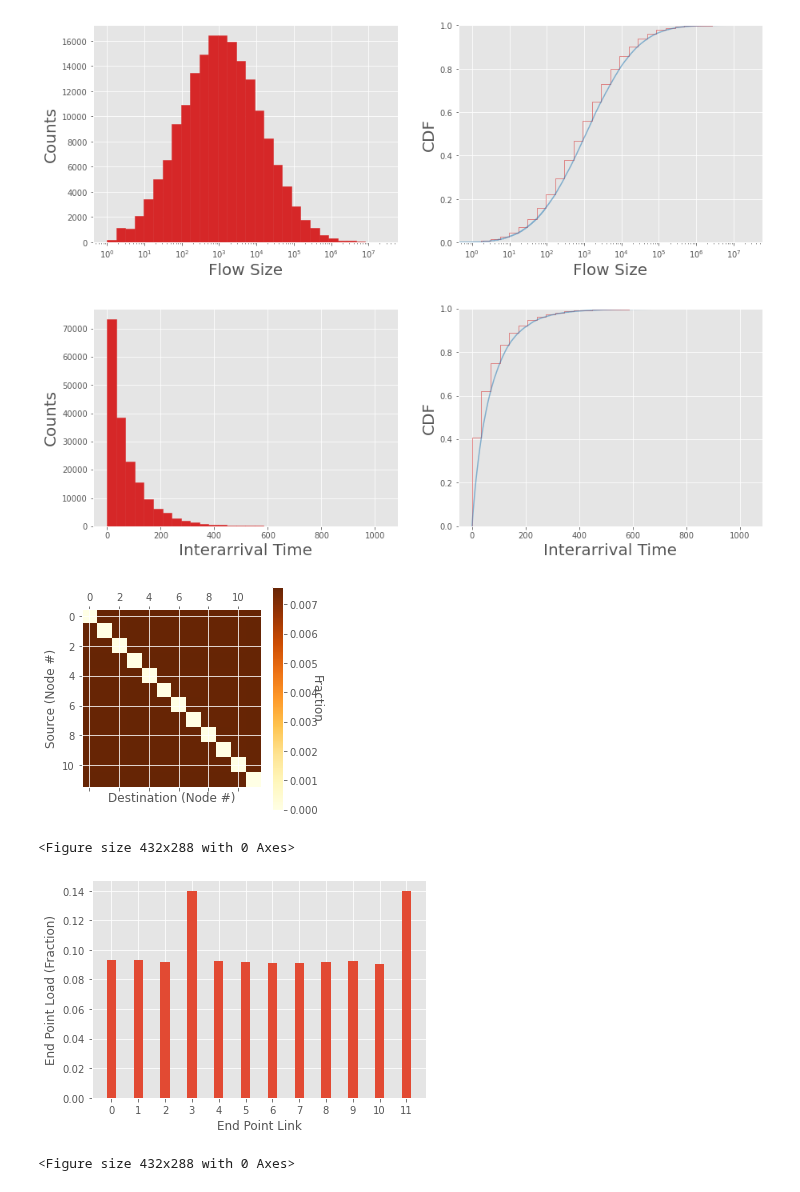
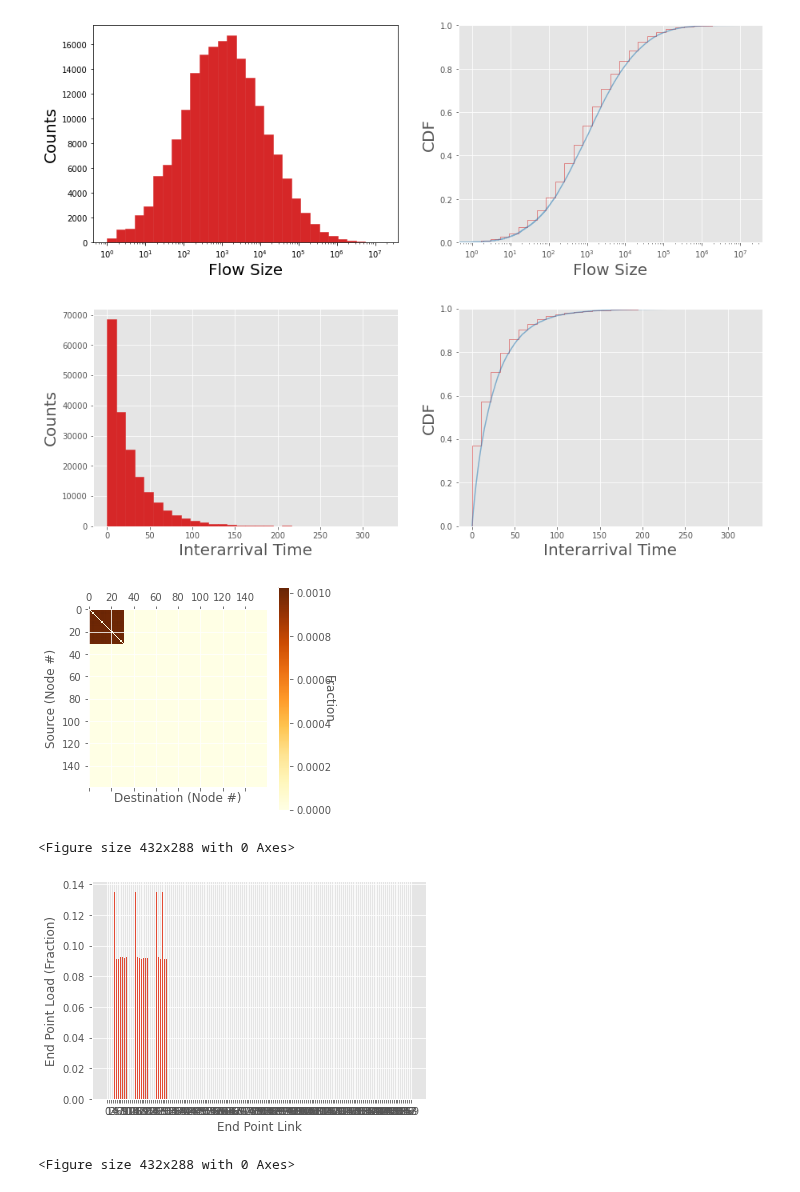
Before and after one commit to cwfparsonson/trafpy, a Jupyter notebook: notebooks/demand_plotbed.ipynb, the cells around one changed output. Drawn from its saved outputs; the diff is of its cells as text; code cells hidden in the pictures.

```diff
--- a/notebooks/demand_plotbed.ipynb
+++ b/notebooks/demand_plotbed.ipynb
@@ -7,8 +7,8 @@ import json
 
 # load demand data
 # DATA_NAME = 'ndf50_mldat6e8_university'
-DATA_NAME = 'university_chancap500_numchans1_mldat2e6_bidirectional'
-path_to_benchmark_data = os.path.dirname(trafpy.__file__)+'/../data/benchmark_data/{}_benchmark_data_v3.json'.format(DATA_NAME)
+DATA_NAME = 'social_media_cloud_k_4_N_2_chancap500_numchans1_mldat2e6_bidirectional'
+path_to_benchmark_data = os.path.dirname(trafpy.__file__)+'/../data/benchmark_data/{}_benchmark_data.json'.format(DATA_NAME)
 benchmark_data = json.loads(tpg.load_data_from_json(path_to_benchmark_data))
 # %% [output]
 The autoreload extension is already loaded. To reload it, use:
@@ -42,0 +35,20 @@ NotebookApp.rate_limit_window=3.0 (secs)
+# %%
+# COMPUTE METRICS (NO PLOTTING -> FASTER)
+
+%autoreload
+import matplotlib.pyplot as plt
+plt.rcParams.update({'figure.max_open_warning': 0}) # disable warnings
+from trafpy.generator import Demand, DemandsAnalyser, DemandPlotter, DemandsPlotter
+
+# for plotting
+# net = tpg.gen_fat_tree(k=3, N=2, num_channels=1, server_to_rack_channel_capacity=500, rack_to_edge_channel_capacity=40000, edge_to_agg_channel_capacity=40000, agg_to_core_channel_capacity=40000, bidirectional_links=True)
+net = tpg.gen_fat_tree(k=4, N=2, num_channels=1, server_to_rack_channel_capacity=500, rack_to_edge_channel_capacity=40000, edge_to_agg_channel_capacity=40000, agg_to_core_channel_capacity=40000, bidirectional_links=True)
+slot_size = 1e6
+
+# create demand objects and print analysis summary
+demands = []
+for demand_data, load in zip(demand_data_list, loads):
+    demand = Demand(demand_data, net.graph['endpoints'])
+    demands.append(demand)
+analyser = DemandsAnalyser(*demands)
+analyser.compute_metrics(print_summary=True)
@@ -43,11 +65,14 @@ NotebookApp.rate_limit_window=3.0 (secs)
 # %%
+# COMPUTE METRICS AND PLOTTING
+
 %autoreload
 import matplotlib.pyplot as plt
 plt.rcParams.update({'figure.max_open_warning': 0}) # disable warnings
 from trafpy.generator import Demand, DemandsAnalyser, DemandPlotter, DemandsPlotter
 
 # for plotting
-net = tpg.gen_fat_tree(k=3, N=2, num_channels=1, server_to_rack_channel_capacity=500, rack_to_edge_channel_capacity=40000, edge_to_agg_channel_capacity=40000, agg_to_core_channel_capacity=40000, bidirectional_links=True)
+# net = tpg.gen_fat_tree(k=3, N=2, num_channels=1, server_to_rack_channel_capacity=500, rack_to_edge_channel_capacity=40000, edge_to_agg_channel_capacity=40000, agg_to_core_channel_capacity=40000, bidirectional_links=True)
+net = tpg.gen_fat_tree(k=4, N=2, num_channels=1, server_to_rack_channel_capacity=500, rack_to_edge_channel_capacity=40000, edge_to_agg_channel_capacity=40000, agg_to_core_channel_capacity=40000, bidirectional_links=True)
 slot_size = 1e6
 
 # create demand objects and print analysis summary
@@ -82,6 +99,6 @@ _ = plotters.plot_interarrival_time_dists(logscale=False)
-[figure, old version]
+[figure, new version]
-[figure, old version]
+[figure, new version]
-[figure, old version]
+[figure, new version]
 <Figure size 432x288 with 0 Axes>
-[figure, old version]
+[figure, new version]
 <Figure size 432x288 with 0 Axes>
```
Also changed, not shown: parts of 5 cells of this notebook, 8 other files.
